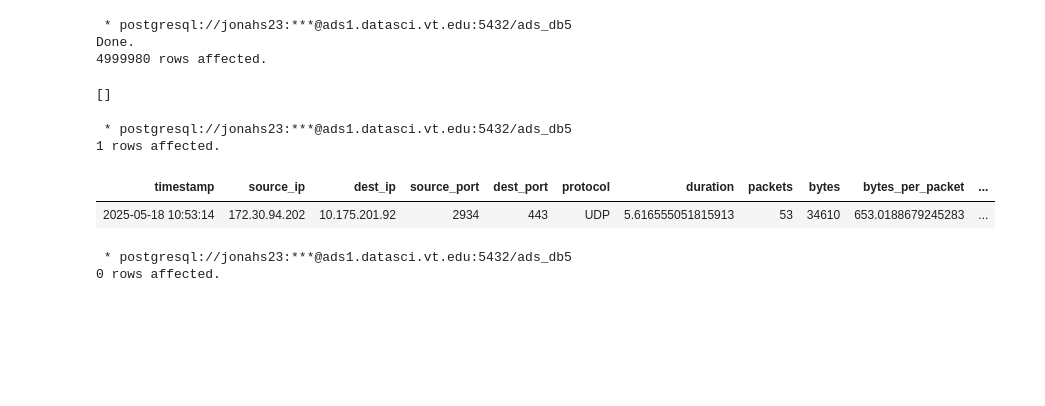
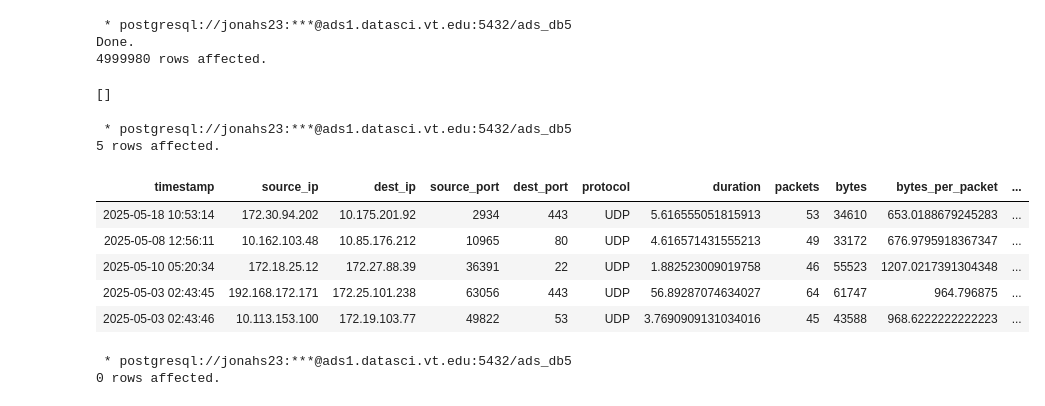
Before and after one commit to Jonah-Schep5/networkInstrusion, a Jupyter notebook: data_preparation.ipynb, the cells around one changed output. Drawn from its saved outputs; the diff is of its cells as text; code cells hidden in the pictures; blank space fills up the shorter version.

```diff
--- a/data_preparation.ipynb
+++ b/data_preparation.ipynb
@@ -400,12 +400,16 @@ Done.
 # %%
 %%sql
 select * from {username}.network_traffic_history_itd
-limit 1;
+limit 5;
 # %% [output]
  * postgresql://jonahs23:***@ads1.datasci.vt.edu:5432/ads_db5
-1 rows affected.
+5 rows affected.
 | timestamp | source_ip | dest_ip | source_port | dest_port | protocol | duration | packets | bytes | bytes_per_packet | ... |
 | 2025-05-18 10:53:14 | 172.30.94.202 | 10.175.201.92 | 2934 | 443 | UDP | 5.616555051815913 | 53 | 34610 | 653.0188679245283 | ... |
+| 2025-05-08 12:56:11 | 10.162.103.48 | 10.85.176.212 | 10965 | 80 | UDP | 4.616571431555213 | 49 | 33172 | 676.9795918367347 | ... |
+| 2025-05-10 05:20:34 | 172.18.25.12 | 172.27.88.39 | 36391 | 22 | UDP | 1.882523009019758 | 46 | 55523 | 1207.0217391304348 | ... |
+| 2025-05-03 02:43:45 | 192.168.172.171 | 172.25.101.238 | 63056 | 443 | UDP | 56.89287074634027 | 64 | 61747 | 964.796875 | ... |
+| 2025-05-03 02:43:46 | 10.113.153.100 | 172.19.103.77 | 49822 | 53 | UDP | 3.7690909131034016 | 45 | 43588 | 968.6222222222223 | ... |
 # %%
 %%sql
 select * from {username}.network_traffic_history_itd
```
Also changed, not shown: parts of 6 cells of this notebook, 6 other files.
